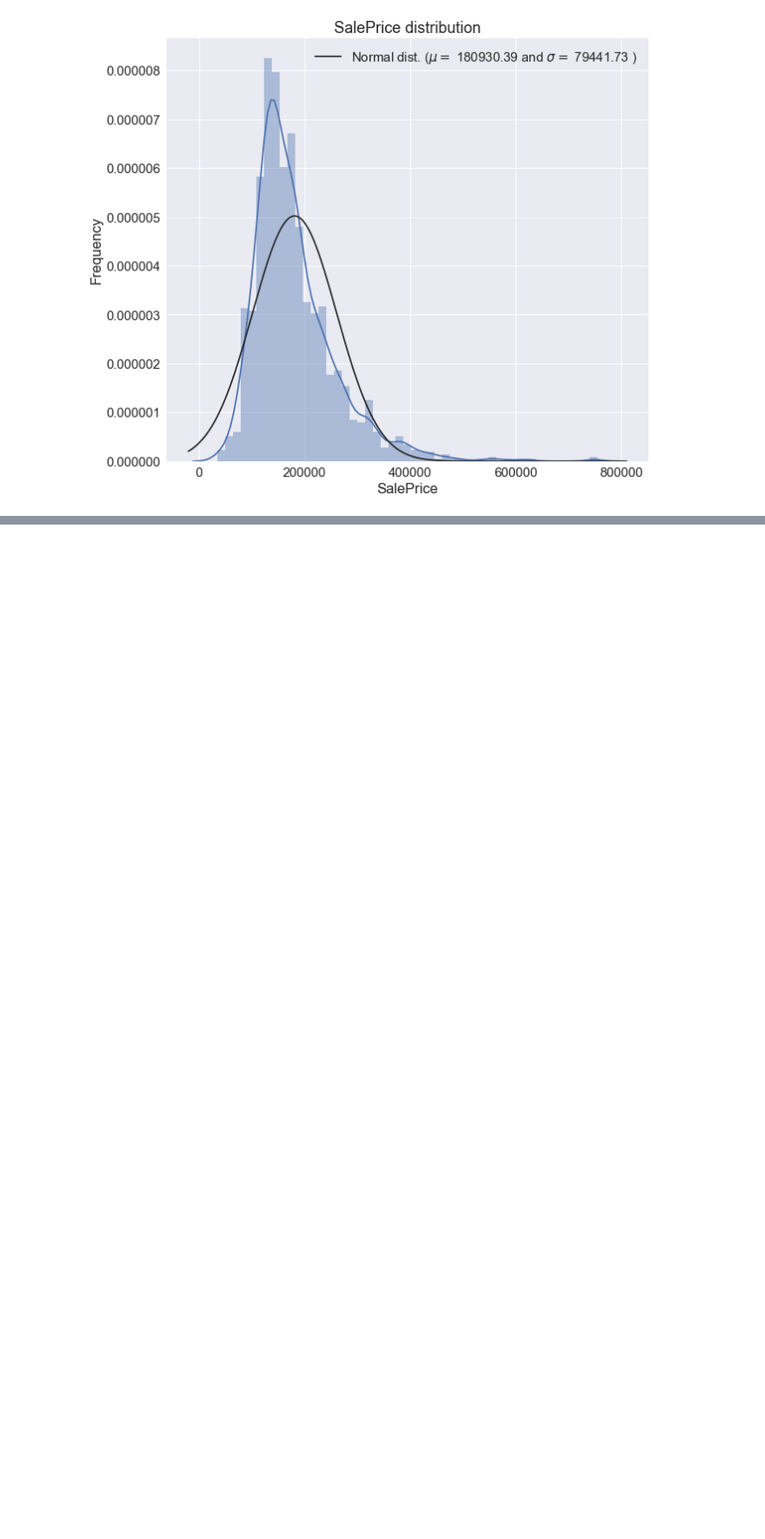
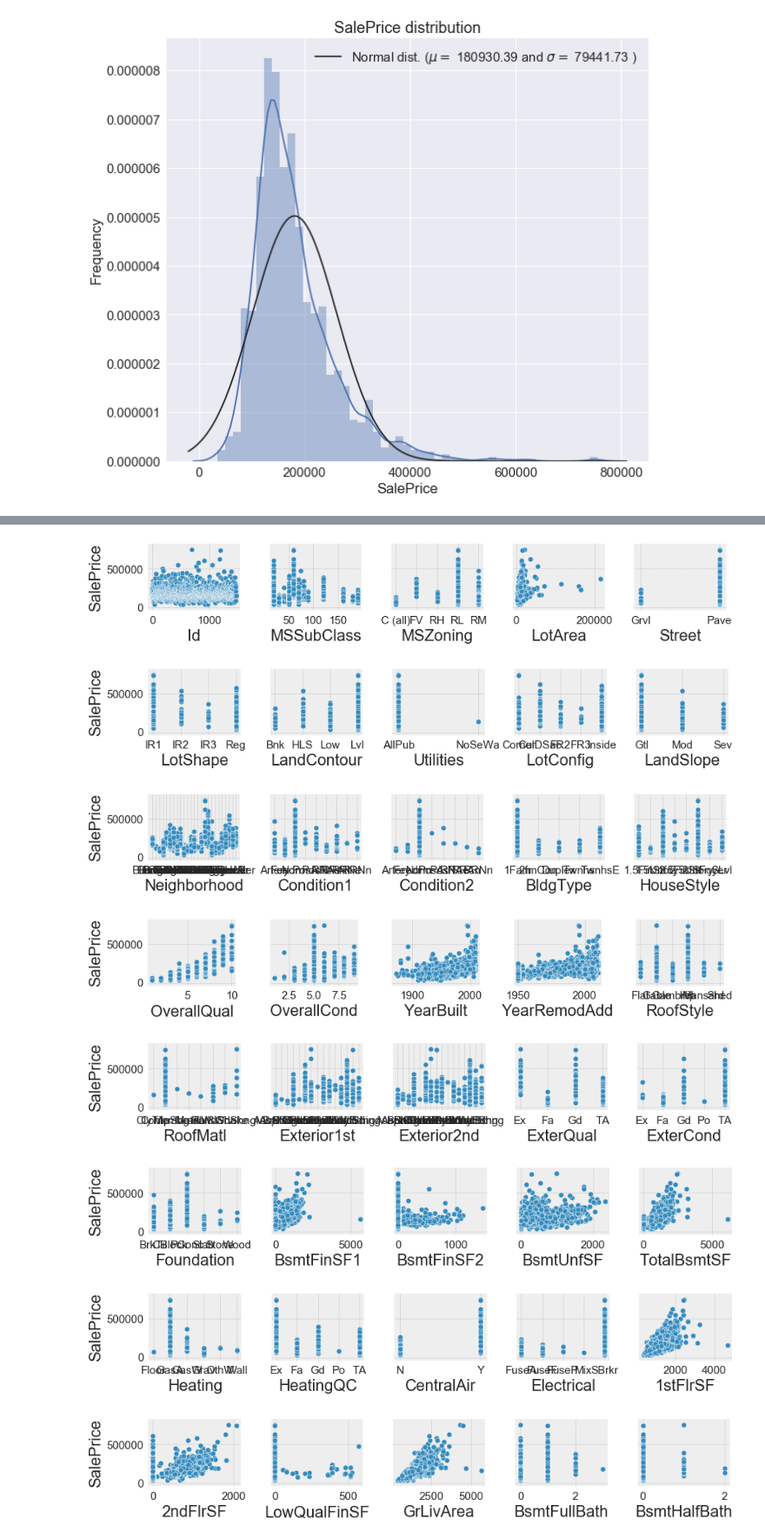
Before and after one commit to michaelmorr82/Kaggle-DataSets, a Jupyter notebook: House Prices/House Prices.ipynb, the cells around one changed output, grey strips where cells are left out. Shown at 87% size. Drawn from its saved outputs; the diff is of its cells as text; code cells hidden in the pictures; blank space fills up the shorter version.

```diff
--- a/House Prices/House Prices.ipynb
+++ b/House Prices/House Prices.ipynb
@@ -304,0 +331,16 @@ Show top 10 data
+# %%
+
+
+for i in range(0, len(data_train.columns), 5):
+    sns.pairplot(data=data_train,
+                x_vars=data_train.columns[i:i+5],
+                y_vars=['SalePrice'])
+# %% [output]
+[figure, added]
+[figure, added]
+[figure, added]
+[figure, added]
+[figure, added]
+[figure, added]
+[figure, added]
+[figure, added]
```
Also changed, not shown: parts of 8 cells of this notebook.
